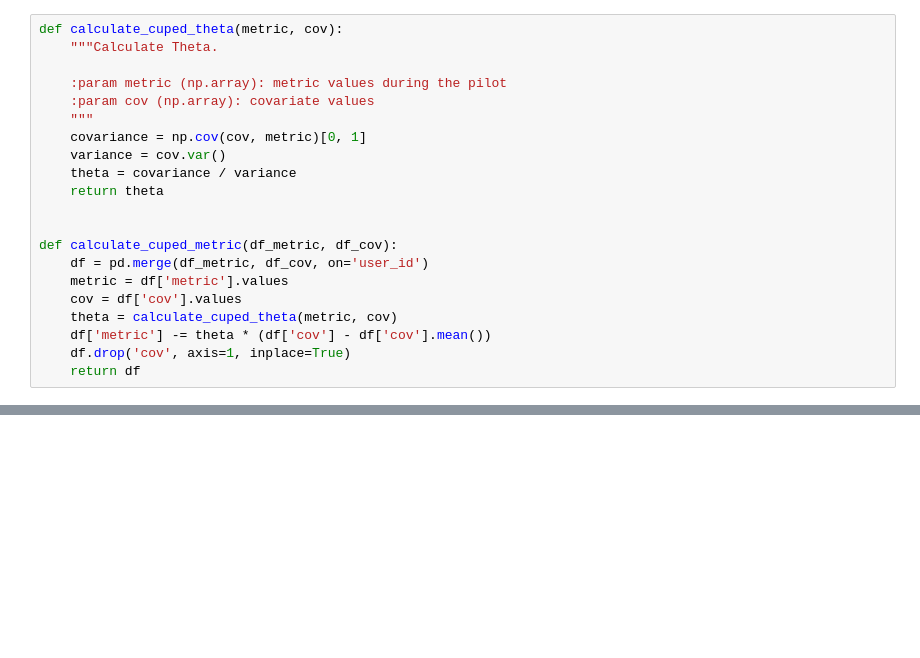
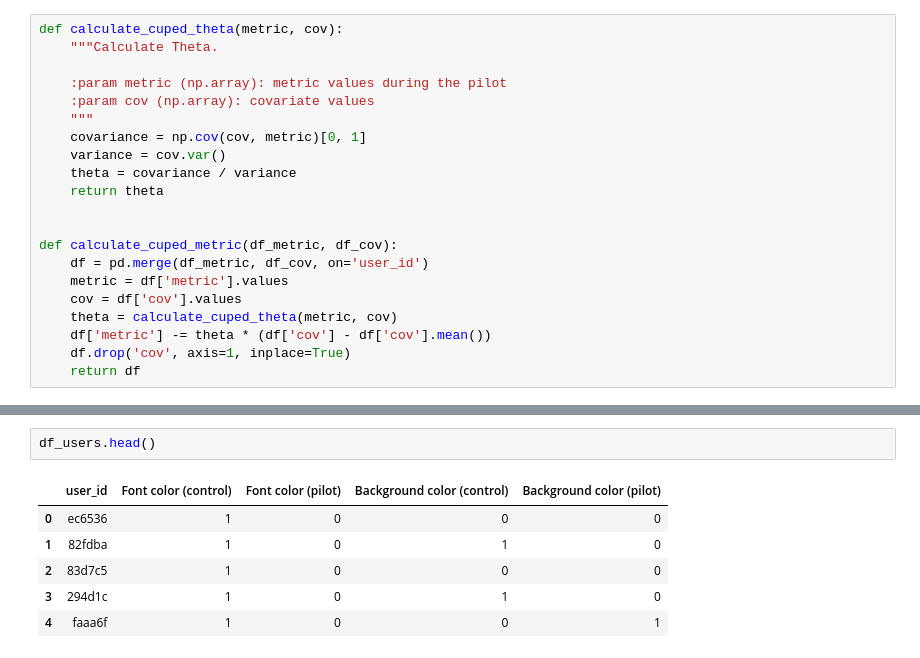
Before and after one commit to YanaOrf/AB_tests, a Jupyter notebook: Pizzeria_website_AB.ipynb, the cells around one changed output, grey strips where cells are left out. Drawn from its saved outputs; the diff is of its cells as text; blank space fills up the shorter version.

```diff
--- a/Pizzeria_website_AB.ipynb
+++ b/Pizzeria_website_AB.ipynb
@@ -1440,0 +1467,9 @@ def calculate_cuped_metric(df_metric, df_cov):
+# %%
+df_users.head()
+# %% [output]
+|  | user_id | Font color (control) | Font color (pilot) | Background color (control) | Background color (pilot) |
+| 0 | ec6536 | 1 | 0 | 0 | 0 |
+| 1 | 82fdba | 1 | 0 | 1 | 0 |
+| 2 | 83d7c5 | 1 | 0 | 0 | 0 |
+| 3 | 294d1c | 1 | 0 | 1 | 0 |
+| 4 | faaa6f | 1 | 0 | 0 | 1 |
```
Also changed, not shown: parts of 17 cells of this notebook.
